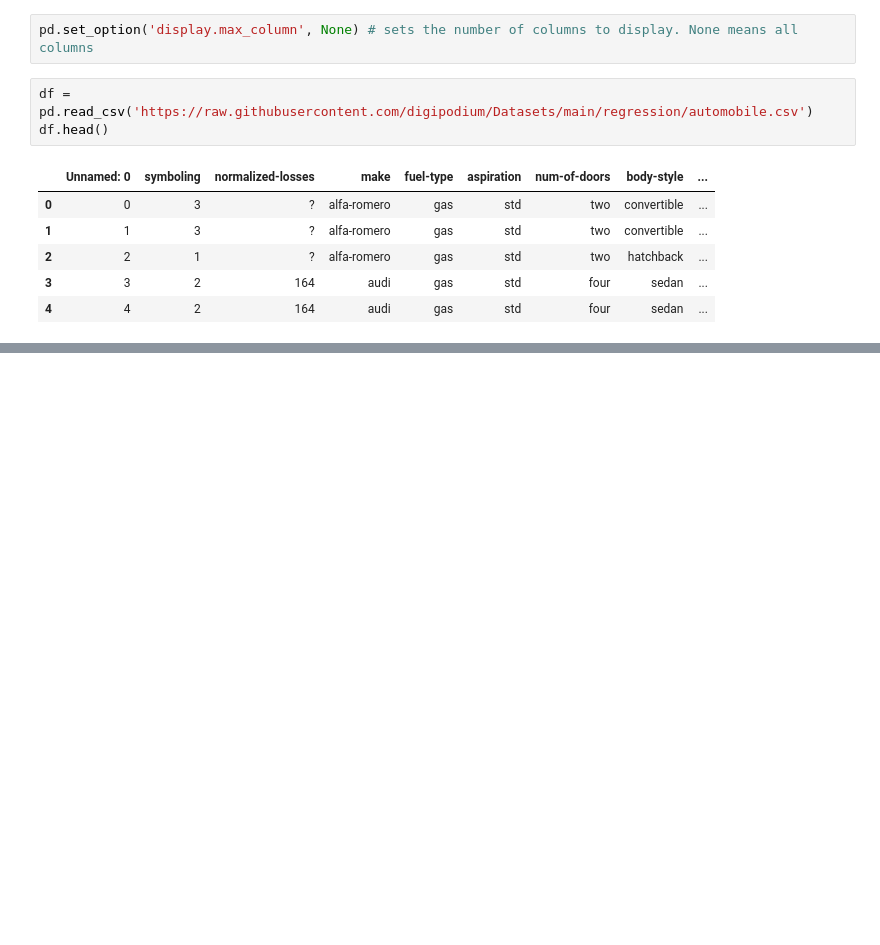
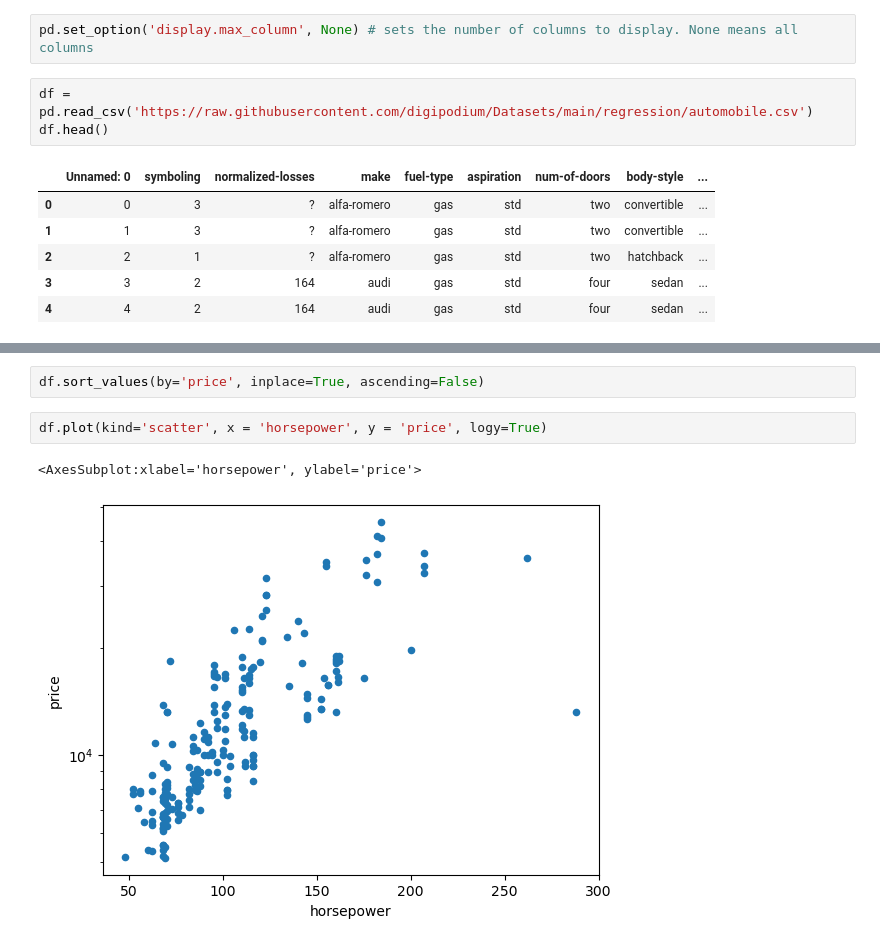
Before and after one commit to Vipin8990/python-Datascience, a Jupyter notebook: data_analytics/data_engineering.ipynb, the cells around one changed output, grey strips where cells are left out. Saved outputs shown, nothing was run; the diff lists cells and outputs as text; blank space fills up the shorter version.

```diff
--- a/data_analytics/data_engineering.ipynb
+++ b/data_analytics/data_engineering.ipynb
@@ -235,0 +424,7 @@ df['make'].value_counts().plot(kind='bar', figsize=(15,5), title='Automobile bra
+# %%
+df.sort_values(by='price', inplace=True, ascending=False)
+# %%
+df.plot(kind='scatter', x = 'horsepower', y = 'price', logy=True)
+# %% [output]
+<AxesSubplot:xlabel='horsepower', ylabel='price'>
+[figure, added]
```
Also changed, not shown: parts of 42 cells of this notebook, 3 other files.
